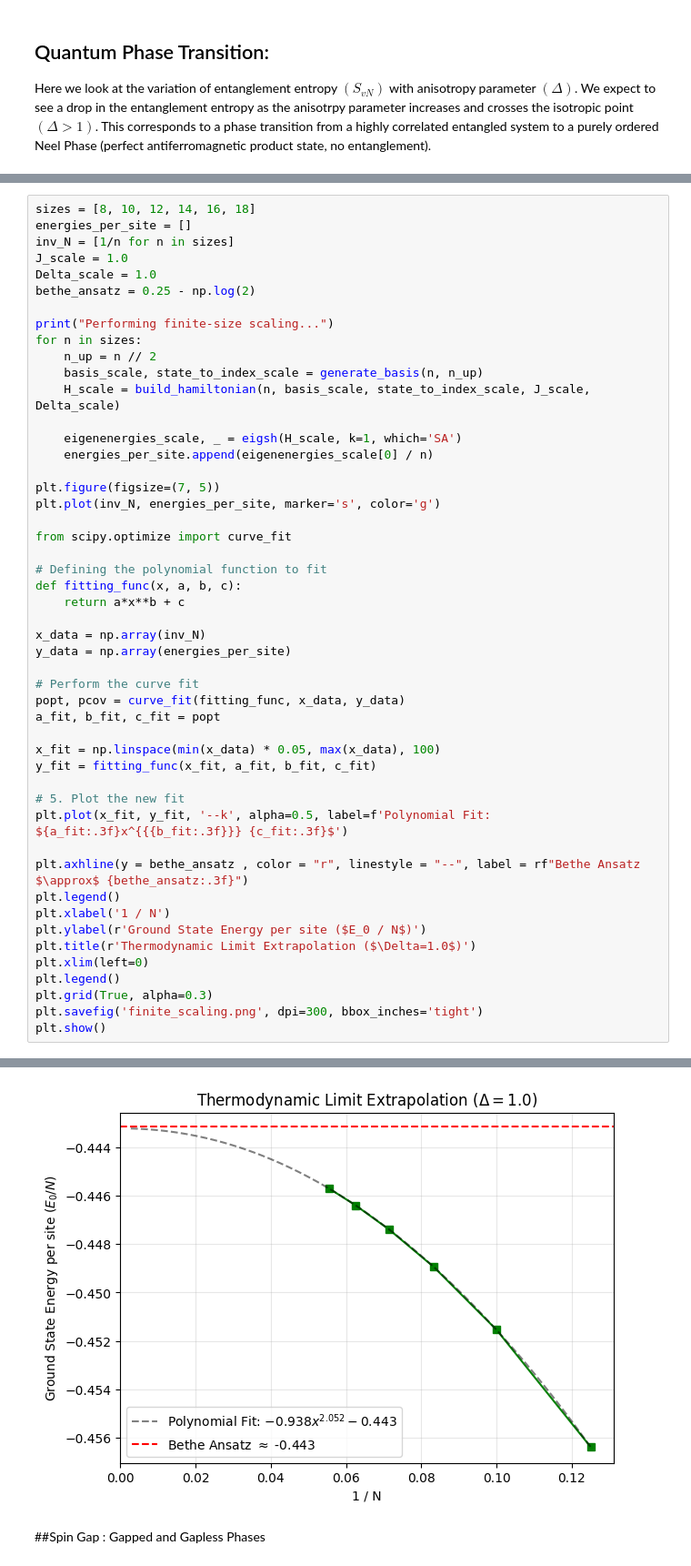
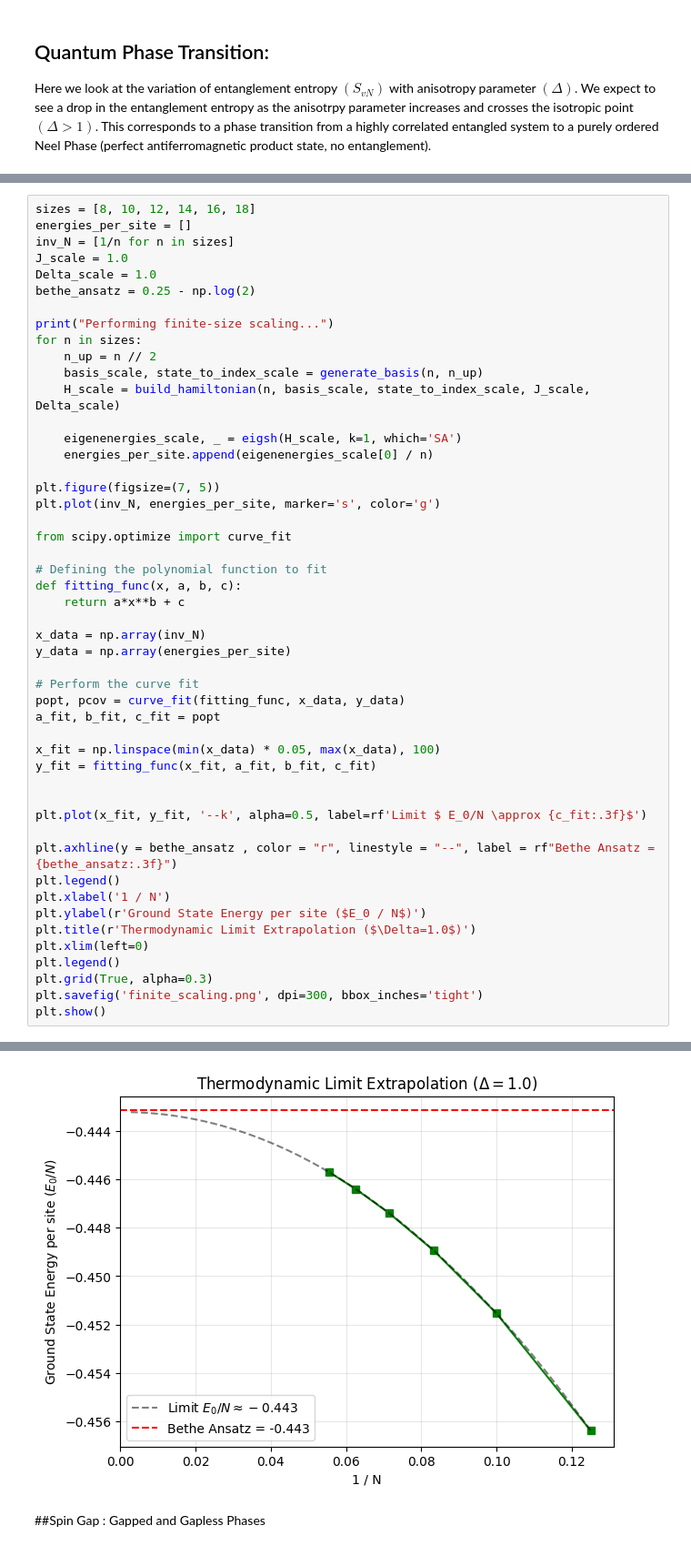
Before and after one commit to Dipanjan-Chaudhuri/ED-and-VMC, a Jupyter notebook: ED_of_1D_Quantum_Spin_Chains.ipynb, the cells around one changed output, grey strips where cells are left out. Shown at 91% size. Drawn from its saved outputs; the diff is of its cells as text.

```diff
--- a/ED_of_1D_Quantum_Spin_Chains.ipynb
+++ b/ED_of_1D_Quantum_Spin_Chains.ipynb
@@ -203,36 +203,36 @@ plt.figure(figsize=(7, 5))
 plt.plot(inv_N, energies_per_site, marker='s', color='g')
 
 from scipy.optimize import curve_fit
 
 # Defining the polynomial function to fit
 def fitting_func(x, a, b, c):
     return a*x**b + c
 
 x_data = np.array(inv_N)
 y_data = np.array(energies_per_site)
 
 # Perform the curve fit
 popt, pcov = curve_fit(fitting_func, x_data, y_data)
 a_fit, b_fit, c_fit = popt
 
 x_fit = np.linspace(min(x_data) * 0.05, max(x_data), 100)
 y_fit = fitting_func(x_fit, a_fit, b_fit, c_fit)
 
-# 5. Plot the new fit
-plt.plot(x_fit, y_fit, '--k', alpha=0.5, label=f'Polynomial Fit: ${a_fit:.3f}x^{{{b_fit:.3f}}} {c_fit:.3f}$')
 
-plt.axhline(y = bethe_ansatz , color = "r", linestyle = "--", label = rf"Bethe Ansatz $\approx$ {bethe_ansatz:.3f}")
+plt.plot(x_fit, y_fit, '--k', alpha=0.5, label=rf'Limit $ E_0/N \approx {c_fit:.3f}$')
+
+plt.axhline(y = bethe_ansatz , color = "r", linestyle = "--", label = rf"Bethe Ansatz = {bethe_ansatz:.3f}")
 plt.legend()
 plt.xlabel('1 / N')
 plt.ylabel(r'Ground State Energy per site ($E_0 / N$)')
 plt.title(r'Thermodynamic Limit Extrapolation ($\Delta=1.0$)')
 plt.xlim(left=0)
 plt.legend()
 plt.grid(True, alpha=0.3)
 plt.savefig('finite_scaling.png', dpi=300, bbox_inches='tight')
 plt.show()
 # %% [output]
 Performing finite-size scaling...
-[figure, old version]
+[figure, new version]
 # %% [markdown]
 ##Spin Gap : Gapped and Gapless Phases
```
Also changed, not shown: parts of 1 cell of this notebook.
